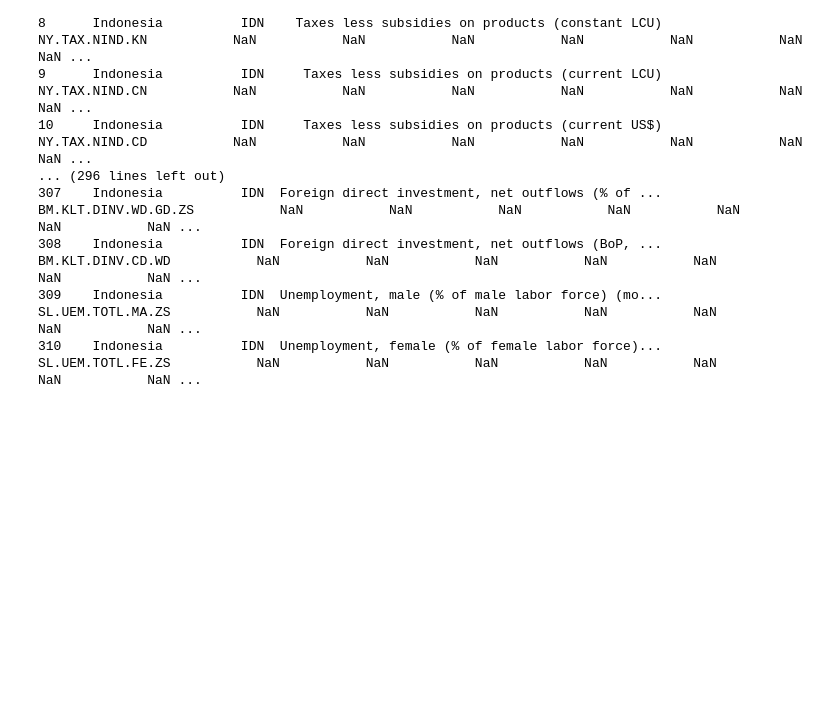
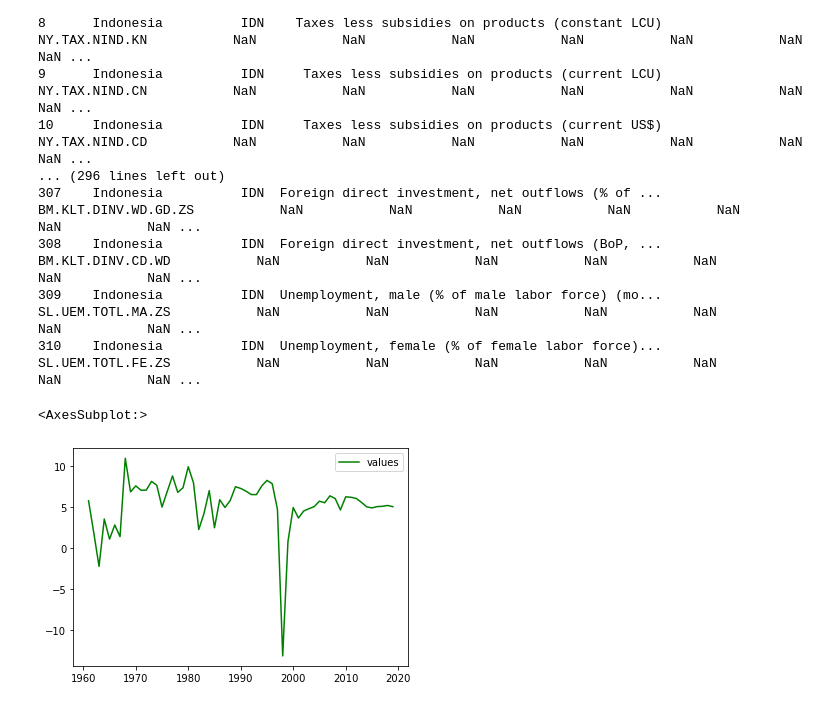
Before and after one commit to FarhanHabibie/UG-Project-Farhan, a Jupyter notebook: XGBoost Forecast.ipynb, the cells around one changed output. Saved outputs shown, nothing was run; the diff lists cells and outputs as text; code cells hidden in the pictures; blank space fills up the shorter version.

Commit message:
Making predictions and plots for XGBoost

```diff
--- a/XGBoost Forecast.ipynb
+++ b/XGBoost Forecast.ipynb
@@ -87,2 +97,2 @@ def laggedMethod(data, n_in=1, n_out=1, dropnan=True):
 # %%
-data = initialFormat('/Users/farhanhabibie/Desktop/Farhan Thesis Code /UG-Project-Farhan/Indonesia Macro Dataset.xlsx', 'NY.GDP.DEFL.KD.ZG')
+data = initialFormat('/Users/farhanhabibie/Desktop/Farhan Thesis Code /UG-Project-Farhan/Indonesia Macro Dataset.xlsx', 'NY.GDP.MKTP.KD.ZG')
@@ -90,0 +99,5 @@ supervisedData = laggedMethod(data, 10)
+# %%
+data.plot(color='green')
+# %% [output]
+<AxesSubplot:>
+[figure, added]
```
Also changed, not shown: parts of 17 cells of this notebook.
